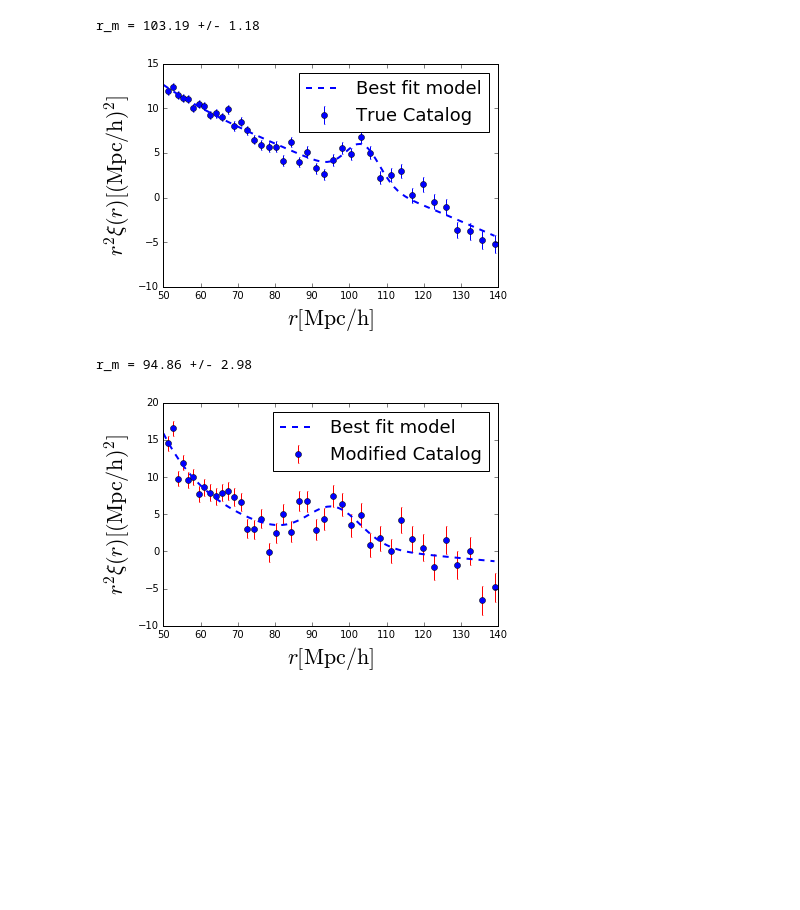
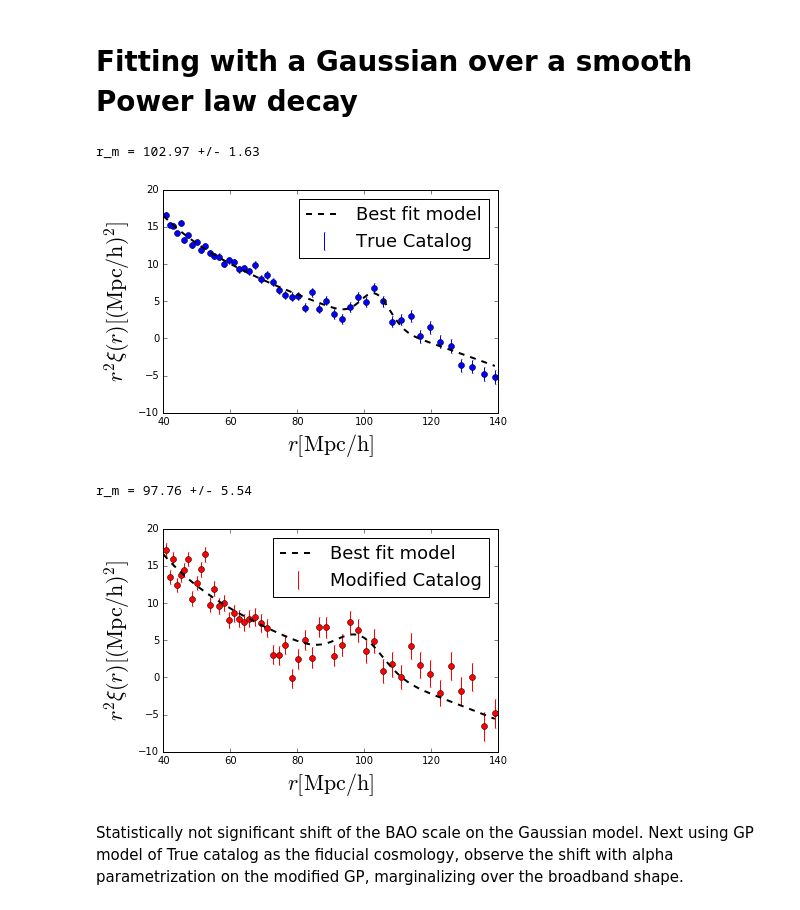
Before and after one commit to gdhungana/FitBAO, a Jupyter notebook: fitbao/fitbao.ipynb, the cells around one changed output. Saved outputs shown, nothing was run; the diff lists cells and outputs as text; code cells hidden in the pictures; blank space fills up the shorter version.

```diff
--- a/fitbao/fitbao.ipynb
+++ b/fitbao/fitbao.ipynb
@@ -23,12 +32,16 @@ plot_xi(r,xi,xivar,cut=140)
+# %% [markdown]
+# Fitting with a Gaussian over a smooth Power law decay
 # %%
 #- Now use the analytic fit
-plot_gauss_model(r,xi,xivar,rrange=(50,140))
+plot_gauss_model(r,xi,xivar,rrange=(40,140))
 
 #- read the modified catalog after observing conditions applied and do the fit there too.
-r2,xi2,xivar2=read_2pt('Analysisa/treecorr_elg_sample_obs_0.6-0.7.fits')
-plot_gauss_model(r2,xi2,xivar2,rrange=(50,140),color='red',label='Modified Catalog')
+plot_gauss_model(r2,xi2,xivar2,rrange=(40,140),color='red',label='Modified Catalog')
+#- TODO This only has the MLE fit now. Better to perform MCMC to see the full MAP and the covariances of all the model parameters
 # %% [output]
-r_m = 103.19 +/- 1.18
+r_m = 102.97 +/- 1.63
-[figure, old version]
+[figure, new version]
-r_m = 94.86 +/- 2.98
+r_m = 97.76 +/- 5.54
-[figure, old version]
+[figure, new version]
+# %% [markdown]
+Statistically not significant shift of the BAO scale on the Gaussian model. Next using GP model of True catalog as the fiducial cosmology, observe the shift with alpha parametrization on the modified GP, marginalizing over the broadband shape.
```
Also changed, not shown: parts of 3 cells of this notebook.
